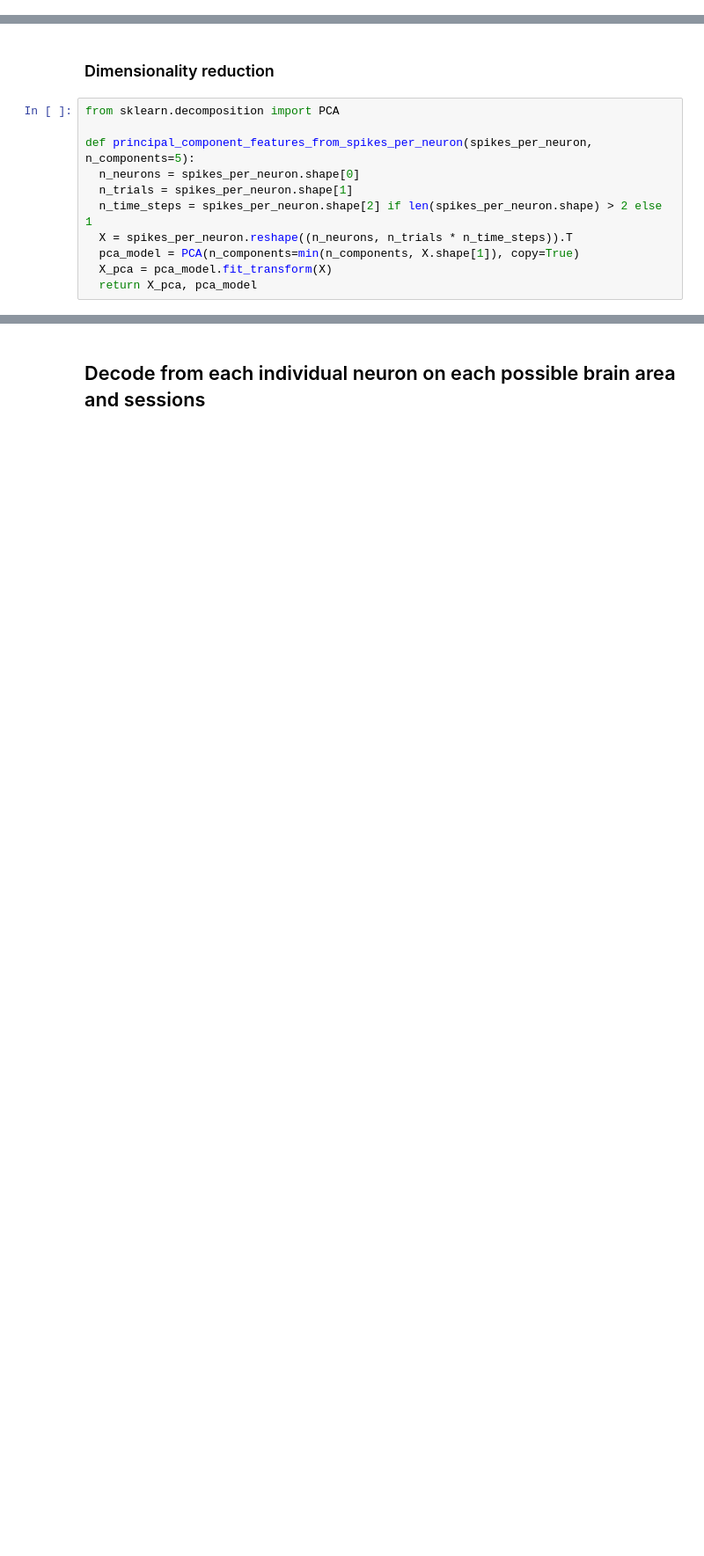
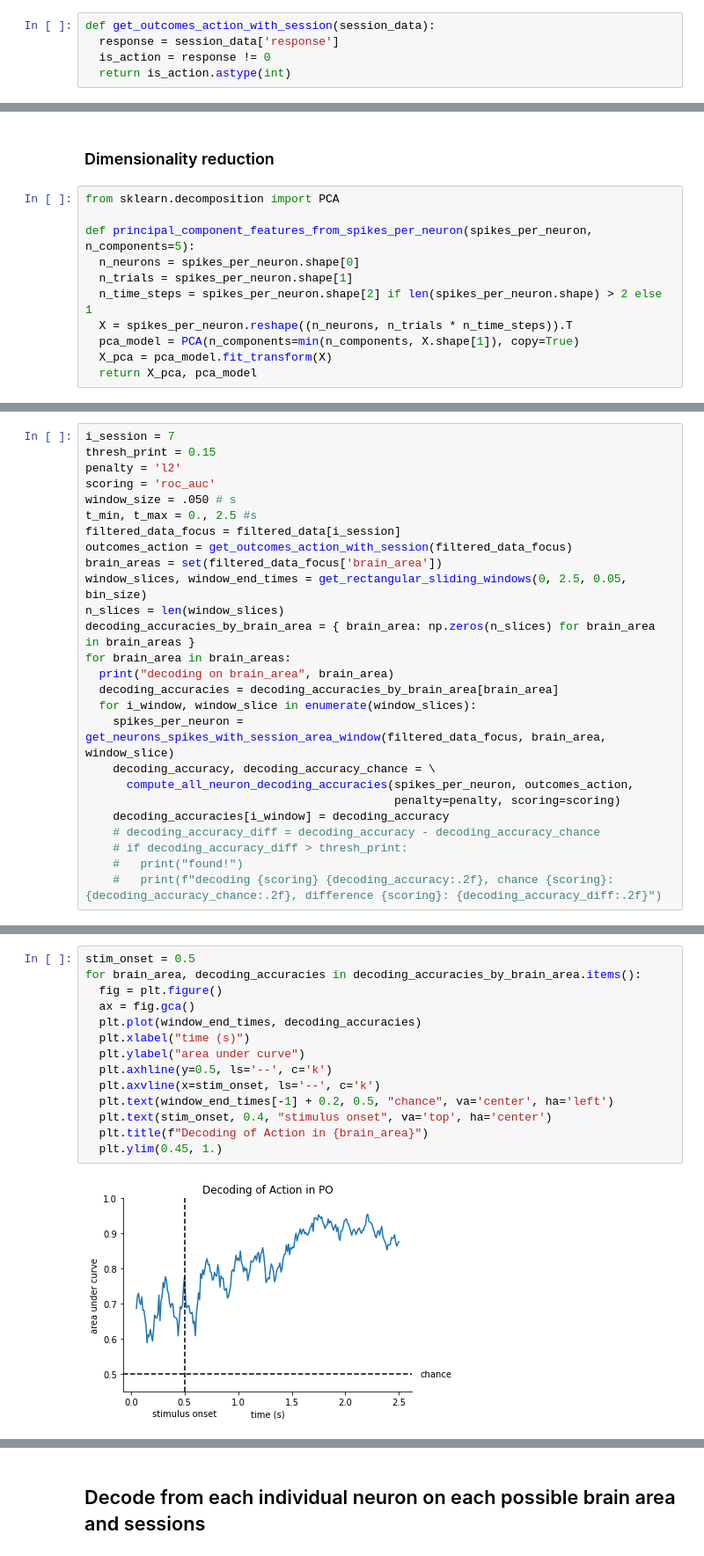
Before and after one commit to cedricfoucault/scarletbutterfly, a Jupyter notebook: scarletbutterfly_decoding_steinmetz.ipynb, the cells around one changed output, grey strips where cells are left out. Shown at 88% size. Drawn from its saved outputs; the diff is of its cells as text; blank space fills up the shorter version.

```diff
--- a/scarletbutterfly_decoding_steinmetz.ipynb
+++ b/scarletbutterfly_decoding_steinmetz.ipynb
@@ -168,6 +162,11 @@ np.count_nonzero(filtered_data[i_session_max_trials]['brain_area']=='MB')
 275
 # %% [markdown]
 ## Helper functions for retrieving data
+# %%
+def get_outcomes_action_with_session(session_data):
+  response = session_data['response']
+  is_action = response != 0
+  return is_action.astype(int)
 # %%
 def get_outcomes_correct_with_session(session_data):
   response = session_data['response'] # right - nogo - left (-1, 0, 1)
@@ -260,0 +290,26 @@ def compute_principal_component_decoding_accuracies(spikes_per_neuron, outcomes,
+# %%
+i_session = 7
+thresh_print = 0.15
+penalty = 'l2'
+scoring = 'roc_auc'
+window_size = .050 # s
+t_min, t_max = 0., 2.5 #s
+filtered_data_focus = filtered_data[i_session]
+outcomes_action = get_outcomes_action_with_session(filtered_data_focus)
+brain_areas = set(filtered_data_focus['brain_area'])
+window_slices, window_end_times = get_rectangular_sliding_windows(0, 2.5, 0.05, bin_size)
+n_slices = len(window_slices)
+decoding_accuracies_by_brain_area = { brain_area: np.zeros(n_slices) for brain_area in brain_areas }
+for brain_area in brain_areas:
+  print("decoding on brain_area", brain_area)
+  decoding_accuracies = decoding_accuracies_by_brain_area[brain_area]
+  for i_window, window_slice in enumerate(window_slices):
+    spikes_per_neuron = get_neurons_spikes_with_session_area_window(filtered_data_focus, brain_area, window_slice)
+    decoding_accuracy, decoding_accuracy_chance = \
+      compute_all_neuron_decoding_accuracies(spikes_per_neuron, outcomes_action,
+                                             penalty=penalty, scoring=scoring)
+    decoding_accuracies[i_window] = decoding_accuracy
+    # decoding_accuracy_diff = decoding_accuracy - decoding_accuracy_chance
+    # if decoding_accuracy_diff > thresh_print:
+    #   print("found!")
+    #   print(f"decoding {scoring} {decoding_accuracy:.2f}, chance {scoring}: {decoding_accuracy_chance:.2f}, difference {scoring}: {decoding_accuracy_diff:.2f}")
@@ -260,0 +332,16 @@ def compute_principal_component_decoding_accuracies(spikes_per_neuron, outcomes,
+# %%
+stim_onset = 0.5
+for brain_area, decoding_accuracies in decoding_accuracies_by_brain_area.items():
+  fig = plt.figure()
+  ax = fig.gca()
+  plt.plot(window_end_times, decoding_accuracies)
+  plt.xlabel("time (s)")
+  plt.ylabel("area under curve")
+  plt.axhline(y=0.5, ls='--', c='k')
+  plt.axvline(x=stim_onset, ls='--', c='k')
+  plt.text(window_end_times[-1] + 0.2, 0.5, "chance", va='center', ha='left')
+  plt.text(stim_onset, 0.4, "stimulus onset", va='top', ha='center')
+  plt.title(f"Decoding of Action in {brain_area}")
+  plt.ylim(0.45, 1.)
+# %% [output]
+[figure, added]
```
Also changed, not shown: parts of 21 cells of this notebook.
